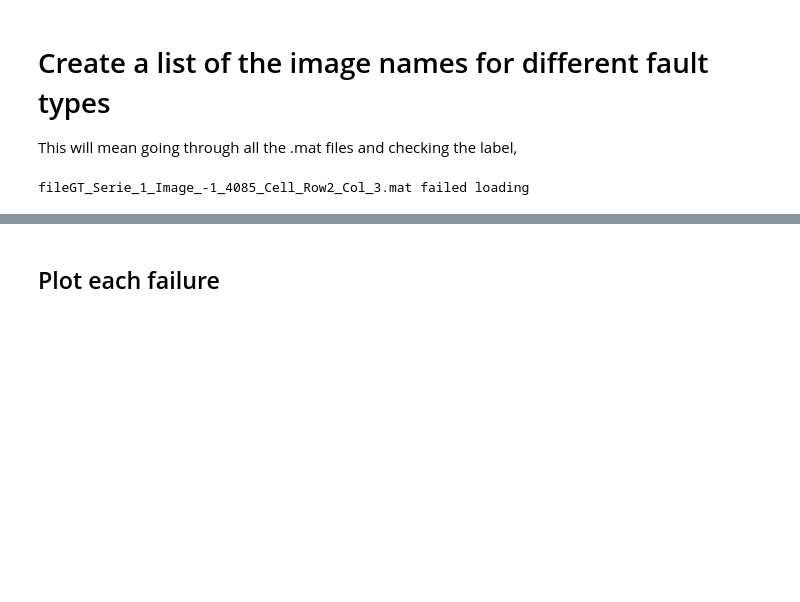
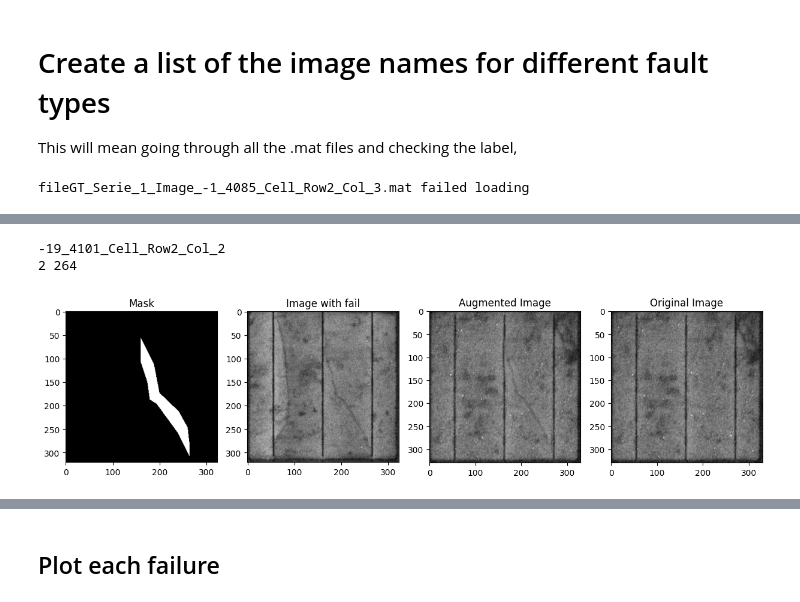
Before and after one commit to MadsAndersens/BachelorProject, a Jupyter notebook: DataExploration.ipynb, the cells around one changed output, grey strips where cells are left out. Cells and saved outputs as stored; diff of their text form; code cells hidden in the pictures; blank space fills up the shorter version.

Commit message:
Created the copy paste augmentation

```diff
--- a/DataExploration.ipynb
+++ b/DataExploration.ipynb
@@ -190,4 +167,5 @@ def get_perimiter(mask):
     # use: cv2.drawContours(im, contours, -1, (0,255,0), 3) to draw the line around the fault.
     return contours
 # %%
-data = DTU_Dataset(img_root = 'BachelorProject/Data/Serie1_raw_14Feb/CellsGS', MaskGT = 'BachelorProject/Data/Serie1_raw_14Feb/MaskGT')
+data = DTU_Dataset(img_root = '/Users/madsandersen/PycharmProjects/BscProjektData/BachelorProject/Data/Serie1_raw_14Feb/CellsGS',
+                   MaskGT = '/Users/madsandersen/PycharmProjects/BscProjektData/BachelorProject/Data/Serie1_raw_14Feb/MaskGT')
@@ -300,0 +336,73 @@ fileGT_Serie_1_Image_-1_4085_Cell_Row2_Col_3.mat failed loading
+# %%
+import random
+np.random.seed(42)
+
+class CopyPasteAugmentation(object):
+    def __init__(self,fault_database,probs,base_dir):
+        self.fault_database = fault_database
+        self.probs = probs
+        self.base_dir = base_dir
+
+    def get_augmentet_image(self,image,category):
+        """ Return a random copy-paste augmentation given the image and the category of the fault"""
+        if type(image) == 'numpy.ndarray':
+            image = Image.fromarray(image)
+        org_image = image.copy()
+        id = random.choice(list(self.fault_database[category].keys())) # Choose a random
+        print(id)
+        mask = self.fault_database[category][id][0][1]
+        image_with_fail = self.retrieve_image(id)
+        augmented_image = self.insert_crop(image,image_with_fail,mask).copy()
+
+        #Plot the results of aumentation
+        self.plot_augmentations(image_with_fail,augmented_image,org_image,mask)
+
+        return augmented_image.copy()
+
+    def insert_crop(self,image,image_with_fail,mask):
+
+        # Get the mask and convert to PIL image, multiplying with 255 to get into scale.
+        mask = Image.fromarray(mask*255)
+        mask = mask.filter(ImageFilter.GaussianBlur(5)) # Blur the edges
+
+        x,y = self.get_random_placement(image) # get a valid placement in the image for the crop
+        image.paste(im = image_with_fail, mask = mask)
+        return image.copy()
+
+    # Return the PIL image with the id and from the folder.
+    def retrieve_image(self,id):
+        return Image.open(f'{self.base_dir}/BachelorProject/Data/Serie1_raw_14Feb/CellsGS/Serie_1_ImageGS_{id}.png')
+
+    def get_random_placement(self,image):
+        dim = np.array(image).shape
+        y = random.randint(0,dim[1])
+        x = random.randint(0,dim[0])
+        print(x,y)
+        #x = dim[1]//2
+        #y = dim[0]//2
+        return x,y
+
+    def plot_augmentations(self,image_with_fail,augmented_image,org_image,mask):
+         # Bare for at test
+        fig, ax = plt.subplots(1,4, figsize=(15,20))
+        ax[0].imshow(mask,cmap = 'gray')
+        ax[0].set_title("Mask")
+        ax[1].imshow(np.array(image_with_fail),cmap = 'gray')
+        ax[1].set_title("Image with fail")
+        ax[2].imshow(np.array(augmented_image),cmap = 'gray')
+        ax[2].set_title("Augmented Image")
+        ax[3].imshow(np.array(org_image),cmap = 'gray')
+        ax[3].set_title("Original Image")
+
+
+
+
+cpa = CopyPasteAugmentation(fault_database = fault_set,
+                            probs = 0.5,
+                            base_dir = base_dir)
+image = Image.open(f'/Users/madsandersen/PycharmProjects/BscProjektData/BachelorProject/Data/Serie1_raw_14Feb/CellsGS/Serie_1_ImageGS_-5_4083_Cell_Row6_Col_3.png')
+im = cpa.get_augmentet_image(image = image, category = 'Crack A')
+# %% [output]
+-19_4101_Cell_Row2_Col_2
+2 264
+[figure, added]
```
Also changed, not shown: parts of 38 cells of this notebook, 1 other file.
